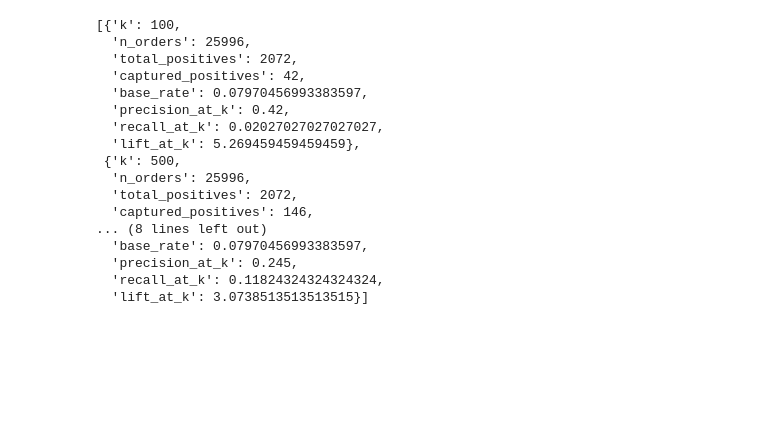
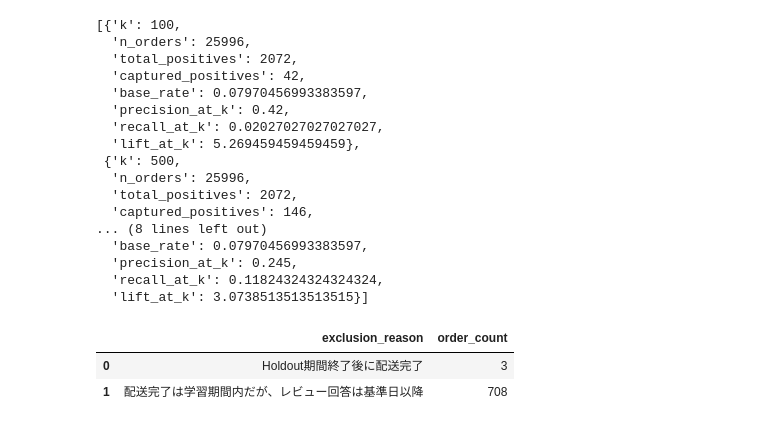
Before and after one commit to RyoShimoda/AWS_Python_data_analysis, a Jupyter notebook: notebooks/13_low_review_model_comparison.ipynb, the cells around one changed output. Saved outputs shown, nothing was run; the diff lists cells and outputs as text; code cells hidden in the pictures; blank space fills up the shorter version.

```diff
--- a/notebooks/13_low_review_model_comparison.ipynb
+++ b/notebooks/13_low_review_model_comparison.ipynb
@@ -4354,3 +4354,37 @@ holdout_ranking_results
   'precision_at_k': 0.245,
   'recall_at_k': 0.11824324324324324,
   'lift_at_k': 3.0738513513513515}]
+# %%
+cutoff = pd.Timestamp("2018-05-01")
+holdout_end = pd.Timestamp("2018-09-01")
+
+delivered = df_cv_model["delivered_timestamp"]
+reviewed = df_cv_model["last_review_timestamp"]
+
+train_mask = (delivered < cutoff) & (reviewed < cutoff)
+holdout_mask = (delivered >= cutoff) & (delivered < holdout_end)
+
+excluded = df_cv_model.loc[~(train_mask | holdout_mask)].copy()
+
+excluded["exclusion_reason"] = np.select(
+    [
+        (excluded["delivered_timestamp"] < cutoff)
+        & (excluded["last_review_timestamp"] >= cutoff),
+        excluded["delivered_timestamp"] >= holdout_end,
+    ],
+    [
+        "配送完了は学習期間内だが、レビュー回答は基準日以降",
+        "Holdout期間終了後に配送完了",
+    ],
+    default="その他",
+)
+
+display(
+    excluded.groupby("exclusion_reason")
+    .agg(order_count=("order_id", "nunique"))
+    .reset_index()
+)
+# %% [output]
+|  | exclusion_reason | order_count |
+| 0 | Holdout期間終了後に配送完了 | 3 |
+| 1 | 配送完了は学習期間内だが、レビュー回答は基準日以降 | 708 |
```
Also changed, not shown: 2 other files.
